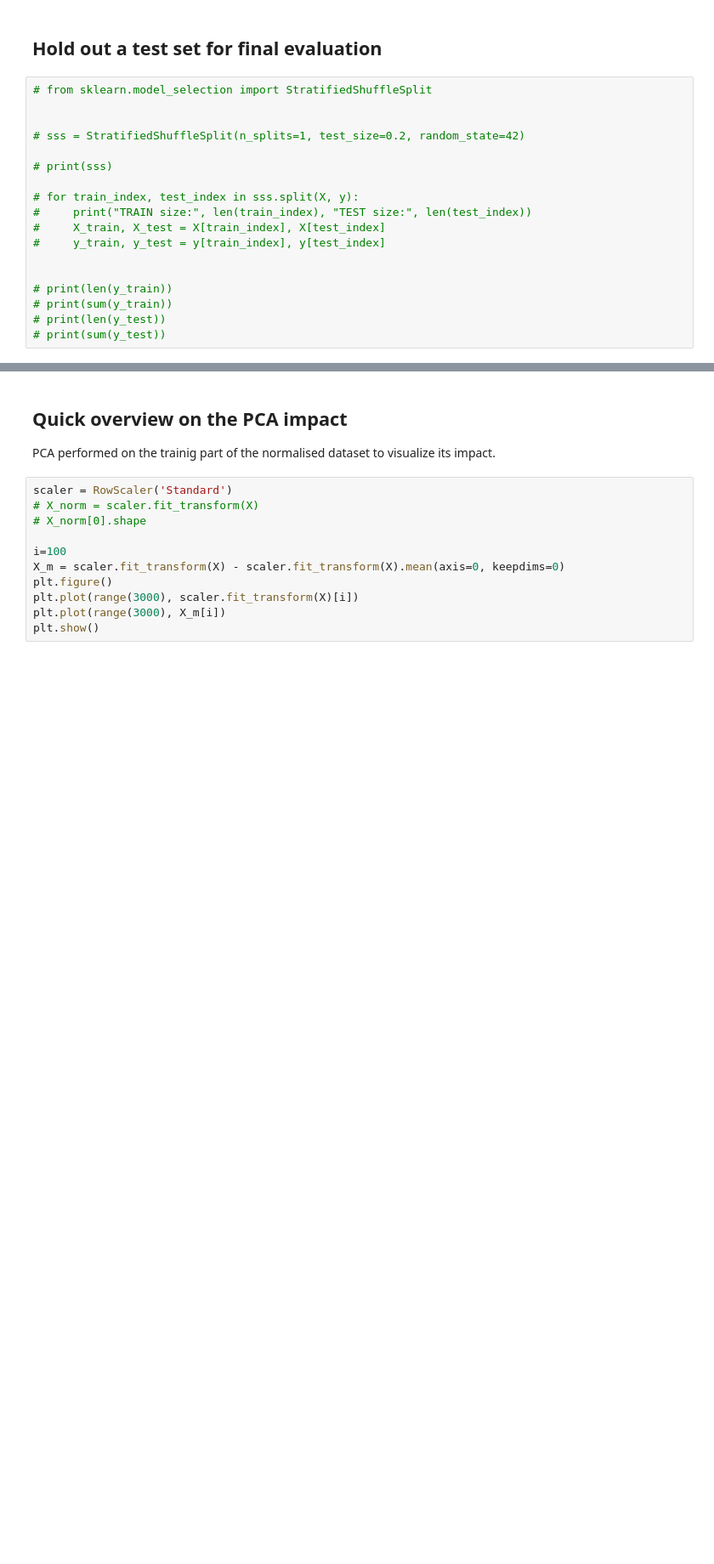
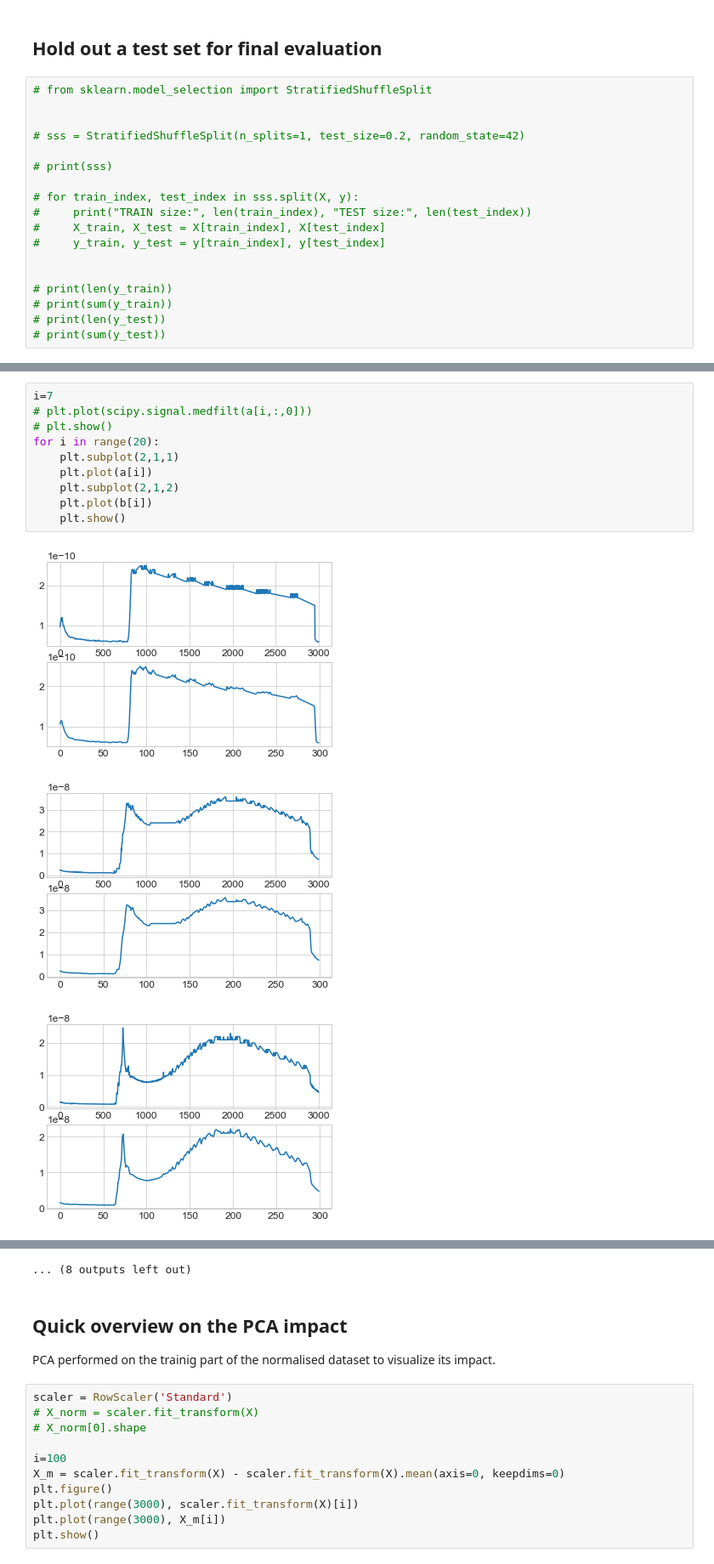
Before and after one commit to francescogiordano94/vacuum_gauge, a Jupyter notebook: VacuumGauge_main.ipynb, the cells around one changed output, grey strips where cells are left out. Shown at 85% size. Saved outputs shown, nothing was run; the diff lists cells and outputs as text; blank space fills up the shorter version.

```diff
--- a/VacuumGauge_main.ipynb
+++ b/VacuumGauge_main.ipynb
@@ -119,0 +116,14 @@ strat_kfold = StratifiedKFold(n_splits=5, shuffle=True, random_state=42)
+# %%
+i=7
+# plt.plot(scipy.signal.medfilt(a[i,:,0]))
+# plt.show()
+for i in range(20):
+    plt.subplot(2,1,1)
+    plt.plot(a[i])
+    plt.subplot(2,1,2)
+    plt.plot(b[i])
+    plt.show()
+# %% [output]
+[figure, added]
+[figure, added]
+[figure, added]
@@ -120,3 +139,4 @@ strat_kfold = StratifiedKFold(n_splits=5, shuffle=True, random_state=42)
+... (8 outputs left out)
 # %% [markdown]
 ## Quick overview on the PCA impact
 
```
Also changed, not shown: parts of 6 cells of this notebook, 1 other file.
